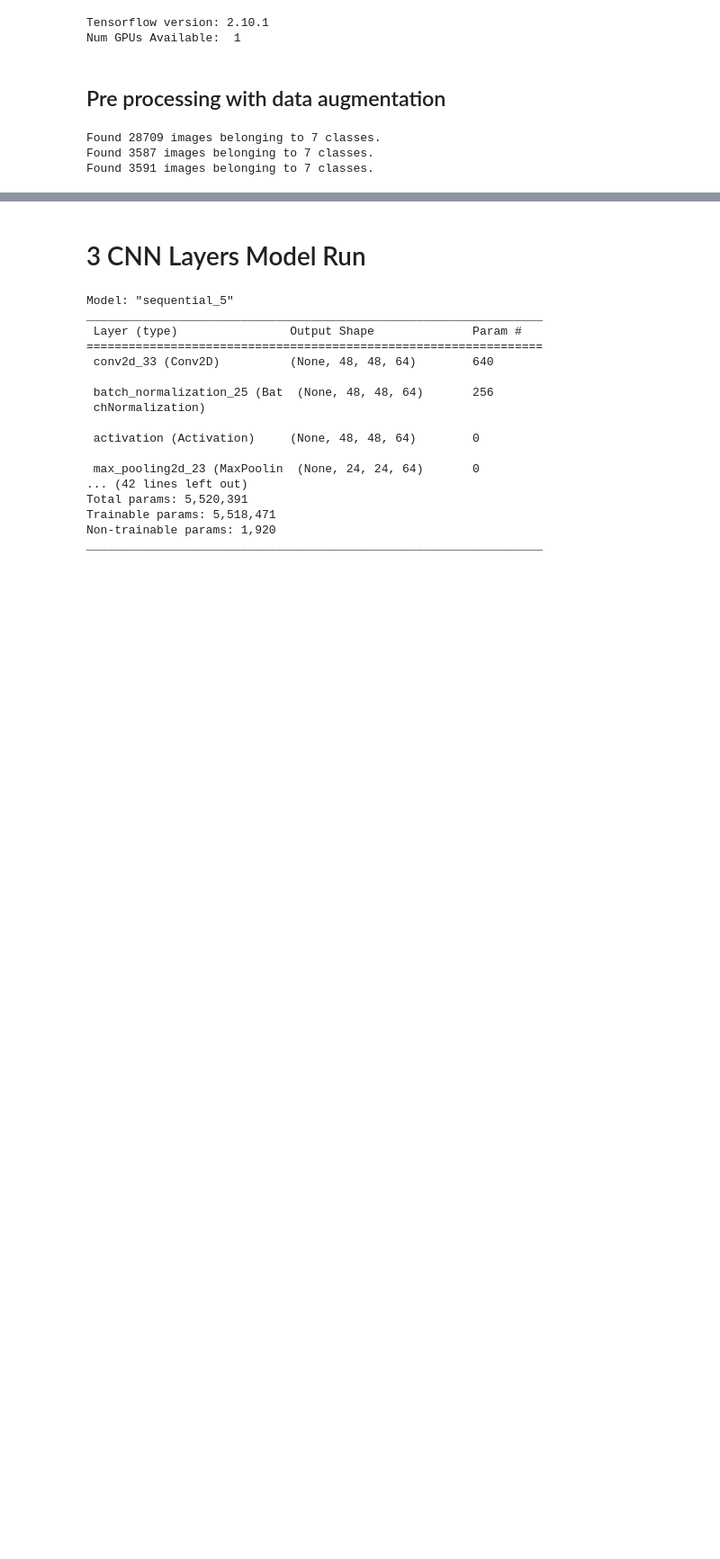
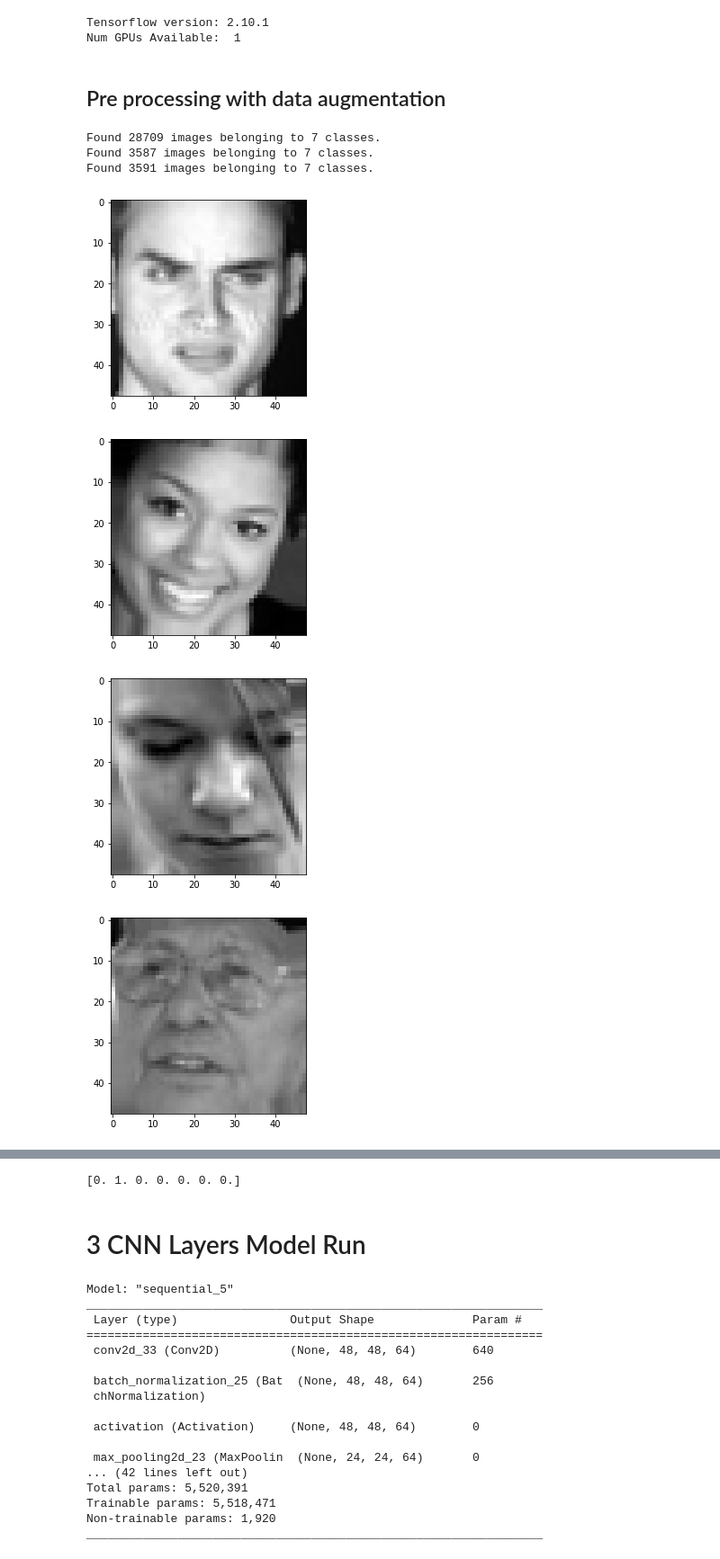
Before and after one commit to DreamyMemories/Facial-Expression-Recognition, a Jupyter notebook: main.ipynb, the cells around one changed output, grey strips where cells are left out. Shown at 90% size. Cells and saved outputs as stored; diff of their text form; code cells hidden in the pictures; blank space fills up the shorter version.

Commit message:
Move image

```diff
--- a/main.ipynb
+++ b/main.ipynb
@@ -103,3 +103,16 @@ test_generator = test_gen.flow_from_directory(
 Found 28709 images belonging to 7 classes.
 Found 3587 images belonging to 7 classes.
 Found 3591 images belonging to 7 classes.
+# %%
+# Display Augmented Images
+x, y = train_generator.next()
+for i in range(0, 5):
+    image = x[i]
+    plt.imshow(image.reshape(48, 48), cmap='gray')
+    plt.show()
+print(y[0])
+# %% [output]
+[figure, added]
+[figure, added]
+[figure, added]
+[figure, added]
@@ -106,3 +120,4 @@ Found 3591 images belonging to 7 classes.
+[0. 1. 0. 0. 0. 0. 0.]
 # %%
 # Get steps per epoch
 steps_per_epoch = train_generator.n//train_generator.batch_size
```
Also changed, not shown: parts of 1 cell of this notebook, 46 other files.
